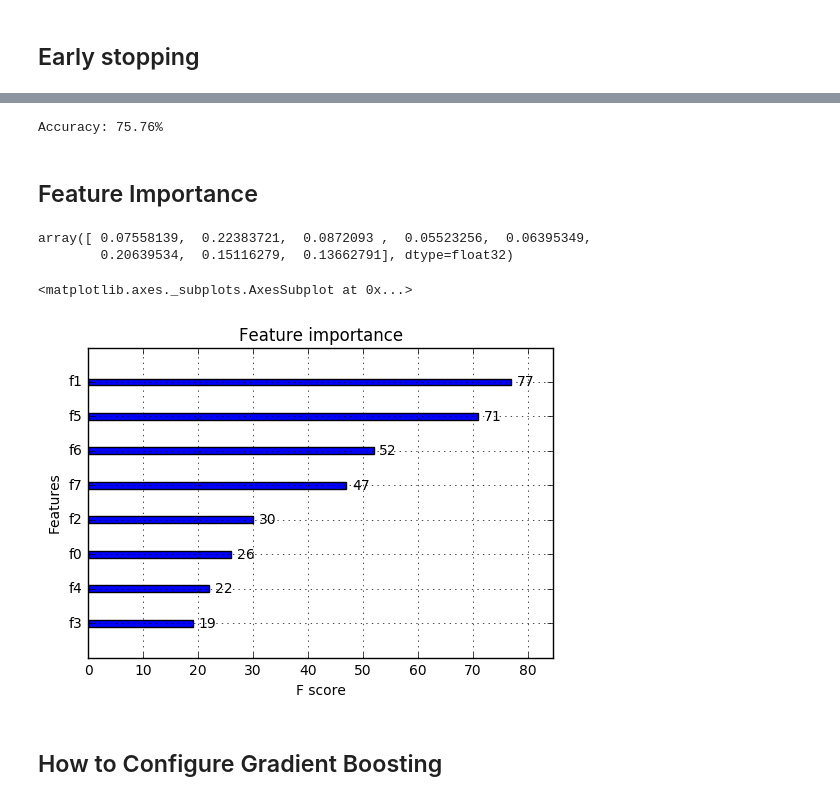
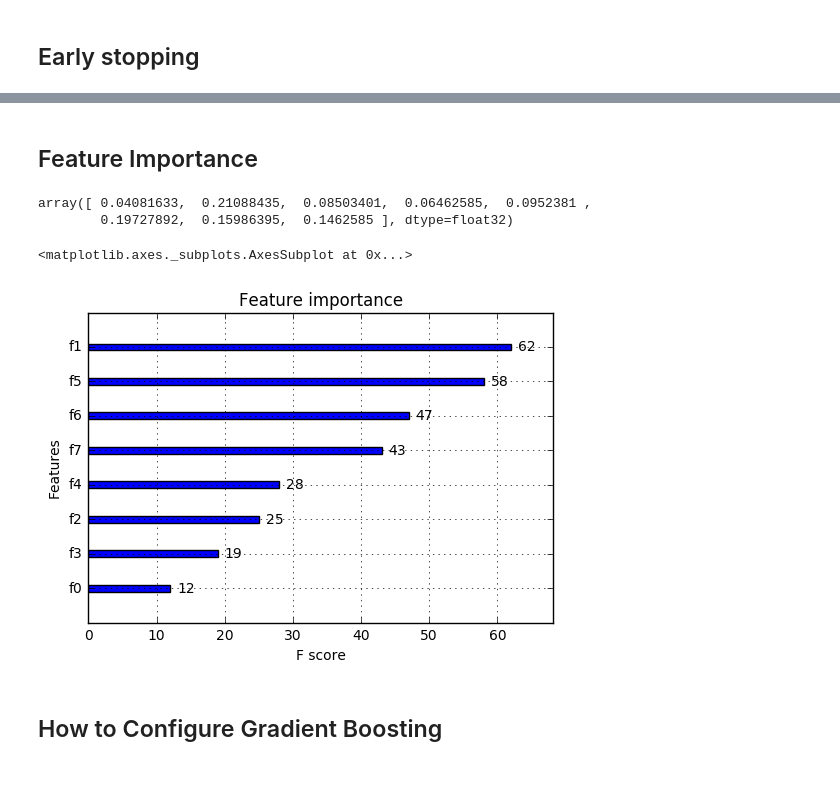
Before and after one commit to yang-zhang/code-data-science, a Jupyter notebook: XGBoost.ipynb, the cells around one changed output, grey strips where cells are left out. Drawn from its saved outputs; the diff is of its cells as text; code cells hidden in the pictures.

Commit message:
Updated XGBoost notebooks

```diff
--- a/XGBoost.ipynb
+++ b/XGBoost.ipynb
@@ -93,0 +56,11 @@ XGBClassifier(base_score=0.5, colsample_bylevel=1, colsample_bytree=1,
+# %%
+print("Boston Housing: regression")
+boston = sklearn.datasets.load_boston()
+y = boston['target']
+X = boston['data']
+kf = sklearn.model_selection.KFold(n_splits=2, shuffle=True, random_state=rng)
+for train_index, test_index in kf.split(X):
+    xgb_model = xgb.XGBRegressor().fit(X[train_index],y[train_index])
+    predictions = xgb_model.predict(X[test_index])
+    actuals = y[test_index]
+    print(sklearn.metrics.mean_squared_error(actuals, predictions))
@@ -93,0 +114,13 @@ XGBClassifier(base_score=0.5, colsample_bylevel=1, colsample_bytree=1,
+# %%
+# Early-stopping
+
+X = digits['data']
+y = digits['target']
+X_train, X_test, y_train, y_test = sklearn.model_selection.train_test_split(
+    X, y, random_state=0)
+clf = xgb.XGBClassifier()
+clf.fit(X_train,
+        y_train,
+        early_stopping_rounds=10,
+        eval_metric="auc",
+        eval_set=[(X_test, y_test)])
@@ -100,3 +156,20 @@ data = pd.read_csv(
     'https://archive.ics.uci.edu/ml/machine-learning-databases/pima-indians-diabetes/pima-indians-diabetes.data',
     header=None)
 data = np.array(data)
+X = data[:, :-1]
+y = data[:, -1]
+X_train, X_test, y_train, y_test = sklearn.model_selection.train_test_split(
+    X, y, test_size=0.3)
+mdl = xgb.XGBClassifier()
+eval_set = [(X_test, y_test),]
+mdl.fit(X_train,
+        y_train,
+        early_stopping_rounds=10,
+        eval_metric="logloss",
+        eval_set=eval_set,
+        verbose=True)
+
+y_pred = mdl.predict(X_test)
+predictions = [round(value) for value in y_pred]
+accuracy = sklearn.metrics.accuracy_score(y_test, predictions)
+print("Accuracy: %.2f%%" % (accuracy * 100.0))
@@ -110,2 +199,0 @@ X_train, X_test, y_train, y_test = sklearn.model_selection.train_test_split(
-# %%
-mdl = xgboost.XGBClassifier()
@@ -144,21 +200,13 @@ XGBClassifier(base_score=0.5, colsample_bylevel=1, colsample_bytree=1,
-# %%
-y_pred = mdl.predict(X_test)
-predictions = [round(value) for value in y_pred]
-accuracy = sklearn.metrics.accuracy_score(y_test, predictions)
-print("Accuracy: %.2f%%" % (accuracy * 100.0))
-# %% [output]
-Accuracy: 75.76%
 # %% [markdown]
 ## Feature Importance
 # %%
 mdl.feature_importances_
+
+xgb.plot_importance(mdl)
 # %% [output]
-array([ 0.07558139,  0.22383721,  0.0872093 ,  0.05523256,  0.06395349,
-        0.20639534,  0.15116279,  0.13662791], dtype=float32)
+array([ 0.04081633,  0.21088435,  0.08503401,  0.06462585,  0.0952381 ,
+        0.19727892,  0.15986395,  0.1462585 ], dtype=float32)
+<matplotlib.axes._subplots.AxesSubplot at 0x...>
+[figure, added]
-# %%
-xgboost.plot_importance(mdl)
-# %% [output]
-<matplotlib.axes._subplots.AxesSubplot at 0x...>
-[figure, removed]
 # %% [markdown]
 ## How to Configure Gradient Boosting
```
Also changed, not shown: parts of 43 cells of this notebook, 2 other files.
